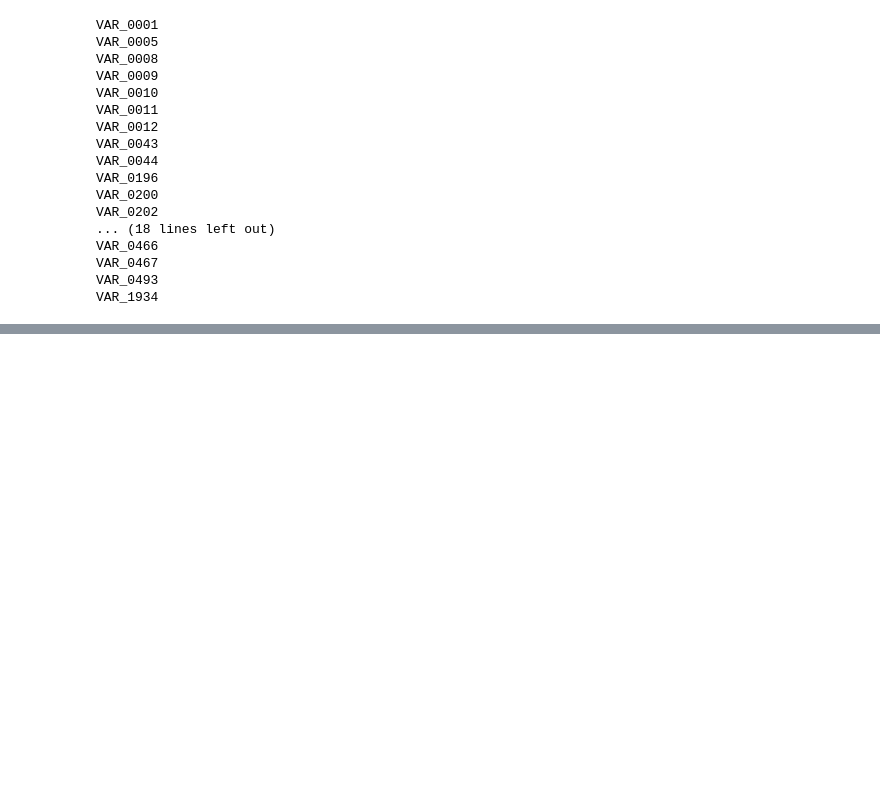
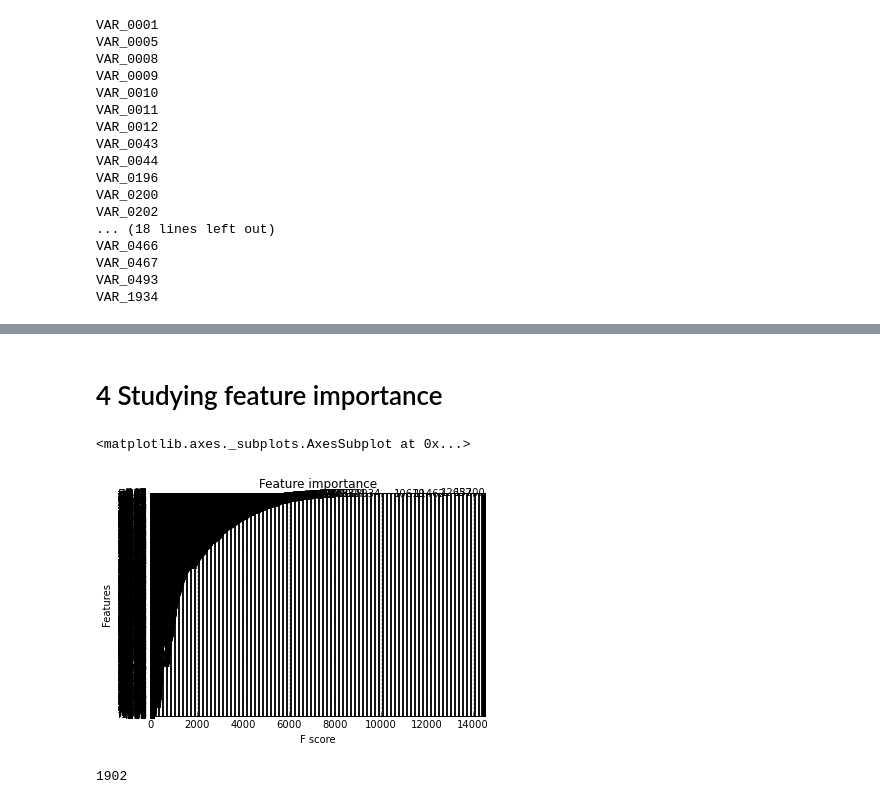
Before and after one commit to wkuling/Kaggle_springleaf, a Jupyter notebook: Process/Kaggle Springleaf with XGBoost.ipynb, the cells around one changed output, grey strips where cells are left out. Drawn from its saved outputs; the diff is of its cells as text; code cells hidden in the pictures; blank space fills up the shorter version.

```diff
--- a/Process/Kaggle Springleaf with XGBoost.ipynb
+++ b/Process/Kaggle Springleaf with XGBoost.ipynb
@@ -191,0 +400,2 @@ XGBClassifier(base_score=0.5, colsample_bytree=0.7, gamma=0,
+# %%
+train['cluster']=labels[:len(train)]
@@ -191,0 +411,2 @@ XGBClassifier(base_score=0.5, colsample_bytree=0.7, gamma=0,
+# %%
+dtrain = xgb.DMatrix(X, label=y, missing = np.nan)
@@ -191,0 +415,7 @@ XGBClassifier(base_score=0.5, colsample_bytree=0.7, gamma=0,
+# %%
+param = {"objective": "binary:logistic", "eta": 0.015, "max_depth": 22, "min_child_weight": 3,
+         "subsample": 0.7, "colsample_bytree": 0.7, "seed": 231,
+         "eval_metric":"auc"}
+num_rounds = 2125
+# %%
+clf = xgb.train(param, dtrain, num_rounds)
@@ -246,0 +462,13 @@ def get_ctr_features(data, test, y, ctr_cols, dctr, num):
+# %% [markdown]
+# 4 Studying feature importance
+# %%
+xgb.plot_importance(clf)
+# %% [output]
+<matplotlib.axes._subplots.AxesSubplot at 0x...>
+[figure, added]
+# %%
+importance = clf.get_fscore()
+len(importance)
+len(importance.keys())
+# %% [output]
+1902
```
Also changed, not shown: parts of 79 cells of this notebook.
